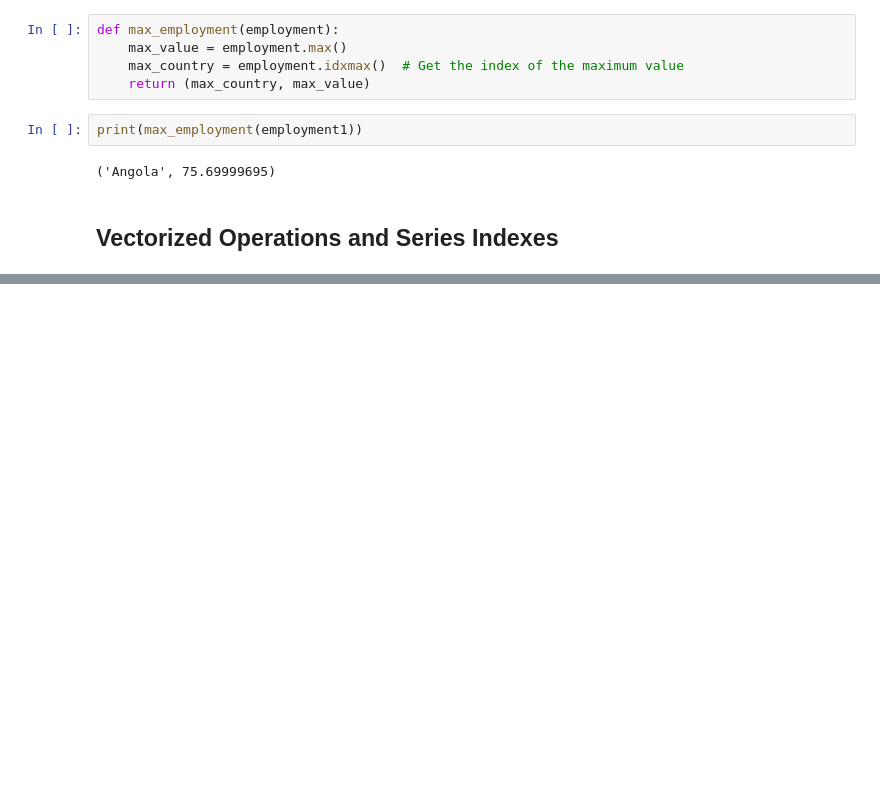
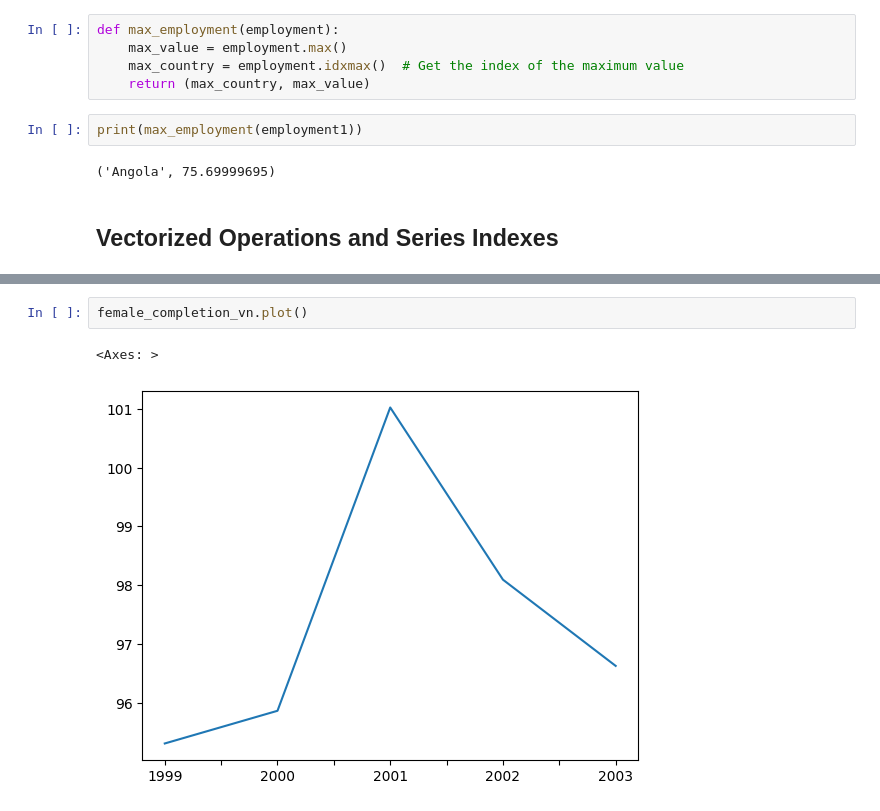
Before and after one commit to Dolssay/Udacity-IntroToDataAnalysis, a Jupyter notebook: Lesson2_Numpy&PandasFor1D-Data/L2_LearningTheTools.ipynb, the cells around one changed output, grey strips where cells are left out. Cells and saved outputs as stored; diff of their text form; blank space fills up the shorter version.

```diff
--- a/Lesson2_Numpy&PandasFor1D-Data/L2_LearningTheTools.ipynb
+++ b/Lesson2_Numpy&PandasFor1D-Data/L2_LearningTheTools.ipynb
@@ -530,0 +718,5 @@ print(max_employment(employment1))
+# %%
+female_completion_vn.plot()
+# %% [output]
+<Axes: >
+[figure, added]
```
Also changed, not shown: parts of 15 cells of this notebook, 6 other files.
